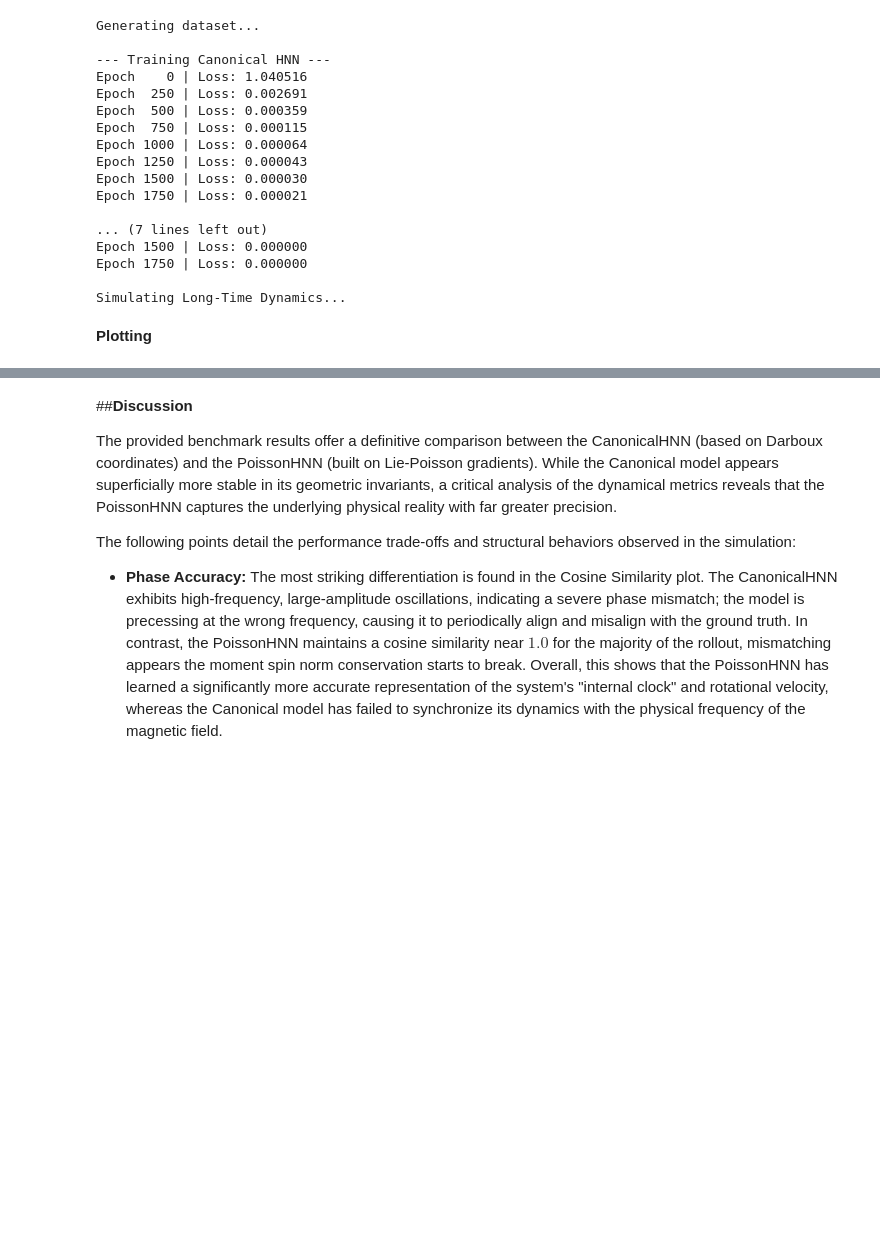
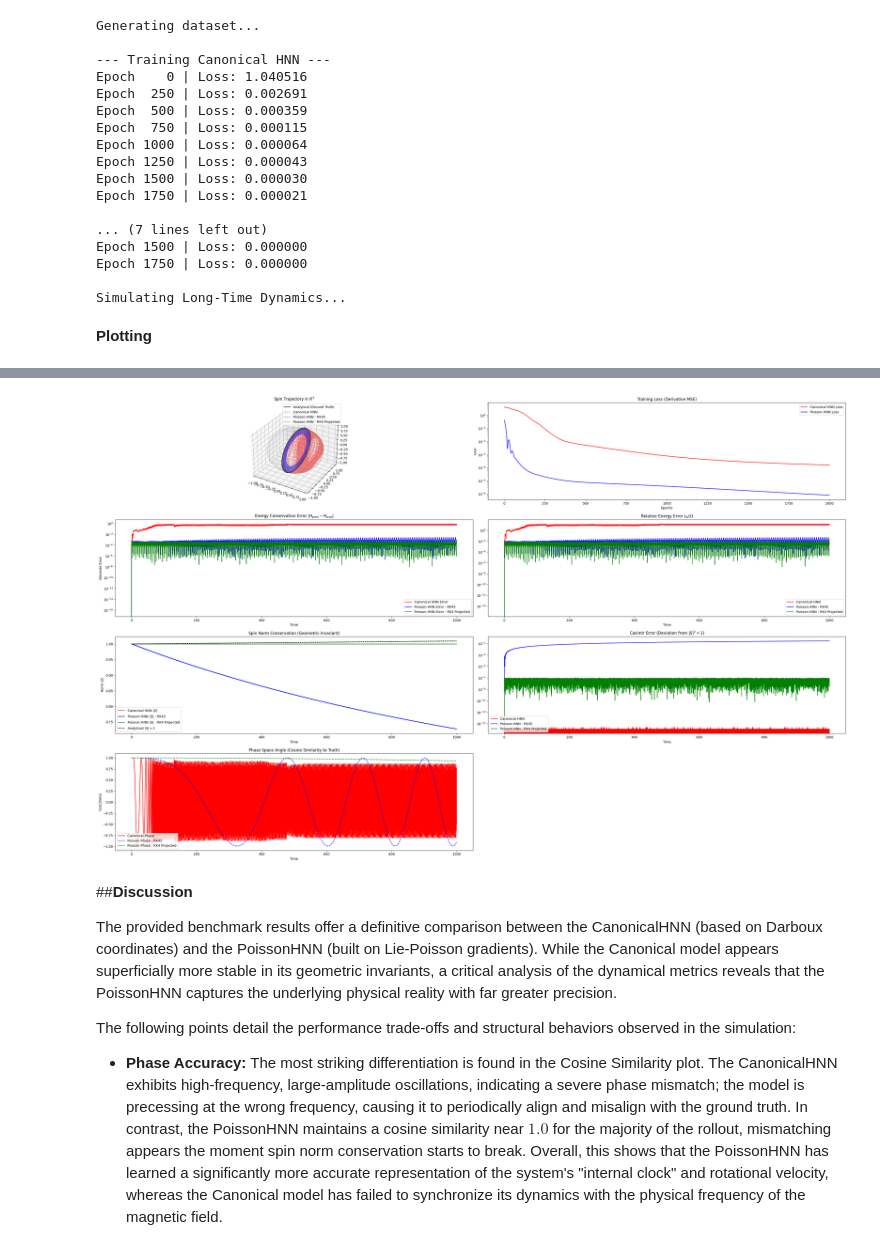
Before and after one commit to JuanJGalindo/SpinesAI_Direct, a Jupyter notebook: SpinPrecession_HNNs.ipynb, the cells around one changed output, grey strips where cells are left out. Saved outputs shown, nothing was run; the diff lists cells and outputs as text; code cells hidden in the pictures; blank space fills up the shorter version.

```diff
--- a/SpinPrecession_HNNs.ipynb
+++ b/SpinPrecession_HNNs.ipynb
@@ -544,3 +678,93 @@ plt.show()
+# %%
+fig = plt.figure(figsize=(32, 20))
+
+# Plot 1: 3D Phase Space Trajectories
+ax1 = fig.add_subplot(4, 2, 1, projection='3d')
+ax1.plot(S_true[:, 0], S_true[:, 1], S_true[:, 2], 'k-', label="Analytical (Ground Truth)")
+ax1.plot(S_canon[:, 0], S_canon[:, 1], S_canon[:, 2], 'r--', alpha=0.5, label="Canonical HNN")
+ax1.plot(S_poiss[:, 0], S_poiss[:, 1], S_poiss[:, 2], 'b--', alpha=0.5, label="Poisson HNN - RK45")
+ax1.plot(S_poiss_proj[:, 0], S_poiss_proj[:, 1], S_poiss_proj[:, 2], 'g--', alpha=0.5, label="Poisson HNN - RK4 Projected")
+
+# Draw unit sphere for reference
+u = np.linspace(0, 2 * np.pi, 30)
+v = np.linspace(0, np.pi, 30)
+x_sph = np.outer(np.cos(u), np.sin(v))
+y_sph = np.outer(np.sin(u), np.sin(v))
+z_sph = np.outer(np.ones_like(u), np.cos(v))
+ax1.plot_wireframe(x_sph, y_sph, z_sph, color="grey", alpha=0.1)
+
+ax1.set_title("Spin Trajectory in $R^3$")
+ax1.set_xlim([-1.1, 1.1])
+ax1.set_ylim([-1.1, 1.1])
+ax1.set_zlim([-1.1, 1.1])
+ax1.legend()
+
+# Plot 2: Training Loss Curves
+ax2 = fig.add_subplot(4, 2, 2)
+ax2.plot(loss_canonical, 'r-', label="Canonical HNN Loss")
+ax2.plot(loss_poisson, 'b-', label="Poisson HNN Loss")
+ax2.set_title("Training Loss (Derivative MSE)")
+ax2.set_xlabel("Epochs")
+ax2.set_ylabel("Loss")
+ax2.set_yscale("log")
+ax2.legend()
+
+# Plot 3: Energy Conservation Error
+ax3 = fig.add_subplot(4, 2, 3)
+ax3.plot(t_long, np.abs(E_canon - E_true), 'r-', label="Canonical HNN Error")
+ax3.plot(t_long, np.abs(E_poiss - E_true), 'b-', label="Poisson HNN Error - RK45")
+ax3.plot(t_long, np.abs(E_poiss_proj - E_true), 'g-', label="Poisson HNN Error - RK4 Projected")
+ax3.set_title("Energy Conservation Error $|H_{pred} - H_{true}|$")
+ax3.set_xlabel("Time")
+ax3.set_ylabel("Absolute Error")
+ax3.set_yscale("log")
+ax3.legend()
+
+# Plot 4: Relative Energy Error
+ax4 = fig.add_subplot(4, 2, 4)
+ax4.plot(t_long, rel_E_err_canon, 'r-', label="Canonical HNN")
+ax4.plot(t_long, rel_E_err_poiss, 'b-', label="Poisson HNN - RK45")
+ax4.plot(t_long, rel_E_err_poiss_proj, 'g-', label="Poisson HNN - RK4 Projected")
+ax4.set_title("Relative Energy Error $\epsilon_H(t)$")
+ax4.set_xlabel("Time")
+ax4.set_yscale("log")
+ax4.legend()
+
+# Plot 5: Spin Norm Conservation
+ax5 = fig.add_subplot(4, 2, 5)
+ax5.plot(t_long, N_canon, 'r-', label="Canonical HNN $|S|$")
+ax5.plot(t_long, N_poiss, 'b-', label="Poisson HNN $|S|$ - RK45")
+ax5.plot(t_long, N_poiss_proj, 'g-', label="Poisson HNN $|S|$ - RK4 Projected")
+ax5.plot(t_long, N_true, 'k--', label="Analytical $|S|=1$")
+ax5.set_title("Spin Norm Conservation (Geometric Invariant)")
+ax5.set_xlabel("Time")
+ax5.set_ylabel("Norm $|S|$")
+ax5.legend()
+
+# Plot 6: Casimir Error
+ax6 = fig.add_subplot(4, 2, 6)
+ax6.plot(t_long, casimir_err_canon, 'r-', label="Canonical HNN")
+ax6.plot(t_long, casimir_err_poiss, 'b-', label="Poisson HNN - RK45")
+ax6.plot(t_long, casimir_err_poiss_proj, 'g-', label="Poisson HNN - RK4 Projected")
+ax6.set_title("Casimir Error (Deviation from $|S|^2=1$)")
+ax6.set_xlabel("Time")
+ax6.set_yscale("log")
+ax6.legend()
+
+# Plot 7: Cosine Similarity
+ax7 = fig.add_subplot(4, 2, 7)
+ax7.plot(t_long, cos_sim_canon, 'r-', label="Canonical Phase")
+ax7.plot(t_long, cos_sim_poiss, 'b--', label="Poisson Phase - RK45")
+ax7.plot(t_long, cos_sim_poiss_proj, 'g--', label="Poisson Phase - RK4 Projected")
+ax7.set_title("Phase Space Angle (Cosine Similarity to Truth)")
+ax7.set_xlabel("Time")
+ax7.set_ylabel("Cos(\theta)")
+ax7.legend(loc="lower left")
+
+plt.tight_layout()
+plt.show()
+# %% [output]
+[figure, added]
 # %% [markdown]
 ##**Discussion**
 
```
Also changed, not shown: parts of 7 cells of this notebook.
